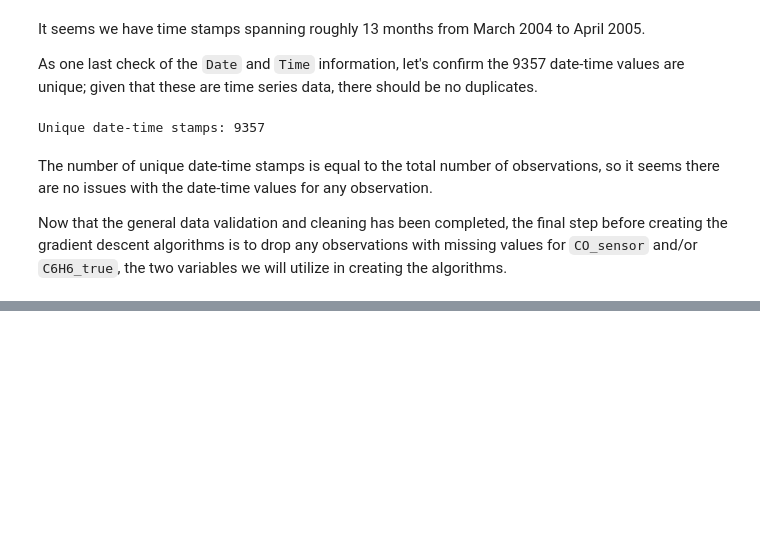
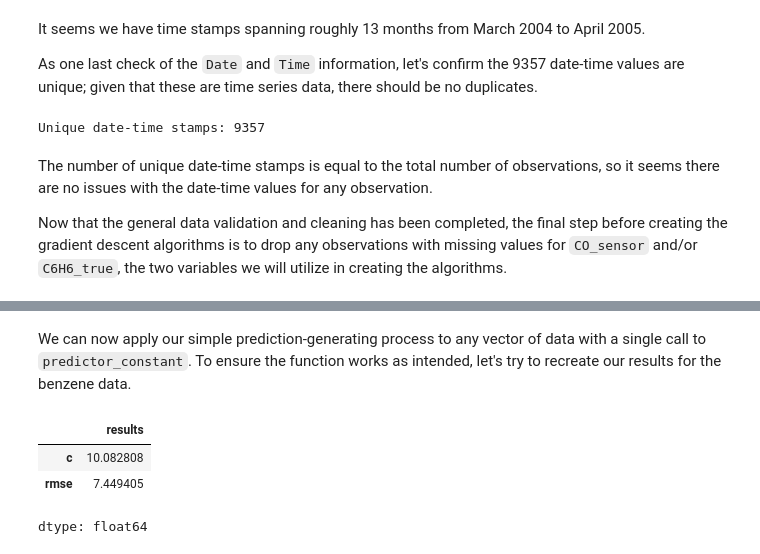
Before and after one commit to jccrews256/ST-554-Project1-Template, a Jupyter notebook: Task1/Task_1.ipynb, the cells around one changed output, grey strips where cells are left out. Cells and saved outputs as stored; diff of their text form; code cells hidden in the pictures; blank space fills up the shorter version.

```diff
--- a/Task1/Task_1.ipynb
+++ b/Task1/Task_1.ipynb
@@ -247,0 +292,33 @@ def rmse_calculator(y, c):
+# %%
+# Constructing function that generates an RMSE-minimizing constant prediction
+# the input series
+def predictor_constant(y):
+    # Capturing first and third quartiles of input series
+    y_quartiles = y.quantile(q = [0.25, 0.75])
+
+    # Generating grid for c ranging from first quartile to third quartile
+    c_grid = np.linspace(y_quartiles[0.25], y_quartiles[0.75], 10000)
+
+    # Capturing RMSE for each value in c_grid
+    rmse_grid = [rmse_calculator(y, c) for c in c_grid]
+
+    # Capturing c and rmse values in a dataframe
+    rmse_df = pd.DataFrame(zip(c_grid, rmse_grid), columns = ["c", "rmse"],
+                           index = c_grid)
+
+    # Capturing minimum rmse and corresponding c in a pandas series
+    results = rmse_df.loc[rmse_df.rmse == rmse_df.rmse.min()].squeeze(axis = 0)
+    results.name = "results" # Updating series name for cleanliness
+
+    # Returning the pandas series
+    return results
+# %% [markdown]
+We can now apply our simple prediction-generating process to any vector of data with a single call to `predictor_constant`. To ensure the function works as intended, let's try to recreate our results for the benzene data.
+# %%
+# Generating the constant benzene prediction using predictor_constant
+predictor_constant(air_quality_df.C6H6_true)
+# %% [output]
+|  | results |
+| c | 10.082808 |
+| rmse | 7.449405 |
+dtype: float64
```
Also changed, not shown: parts of 16 cells of this notebook.
